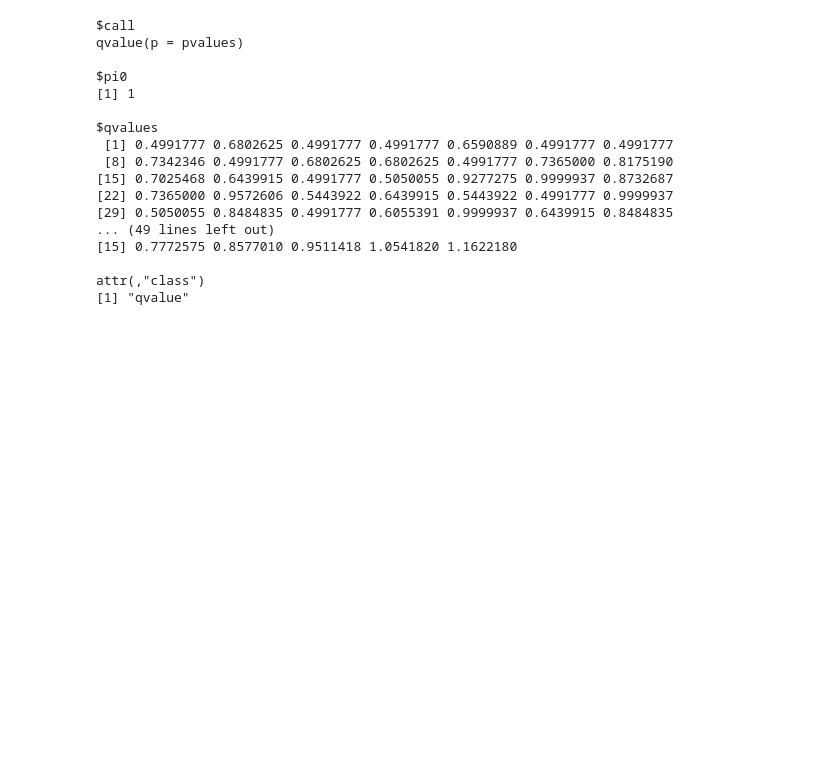
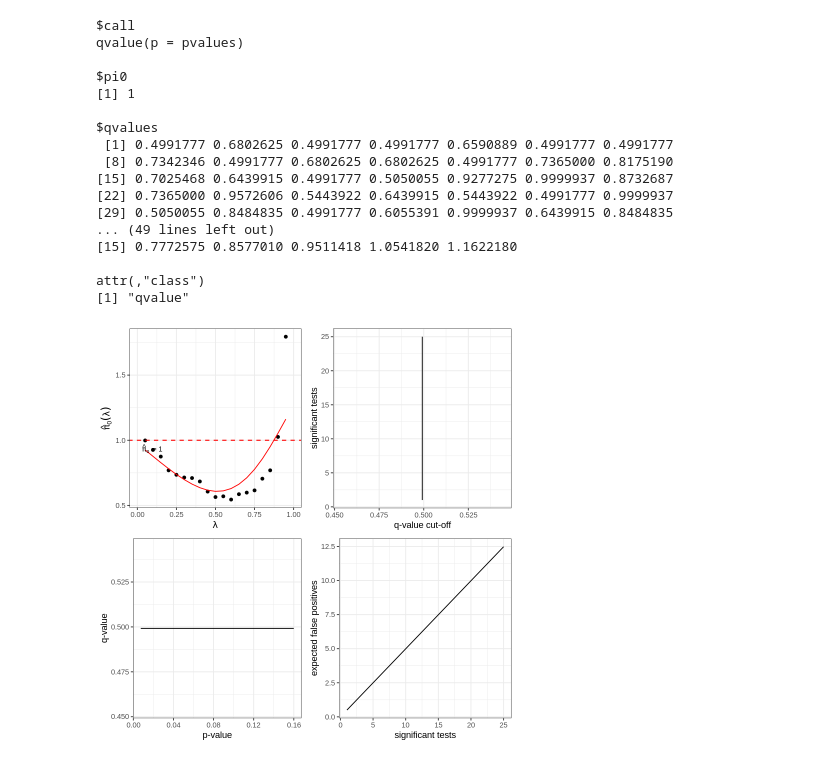
Before and after one commit to z2e2/metabolic_analysis, a Jupyter notebook: original_qvalue_R.ipynb, the cells around one changed output. Cells and saved outputs as stored; diff of their text form; code cells hidden in the pictures; blank space fills up the shorter version.

```diff
--- a/original_qvalue_R.ipynb
+++ b/original_qvalue_R.ipynb
@@ -34,3 +36,7 @@ $qvalues
 
 attr(,"class")
 [1] "qvalue"
+# %%
+plot(qobj)
+# %% [output]
+[figure, added]
```
Also changed, not shown: parts of 1 cell of this notebook, 1 other file.
